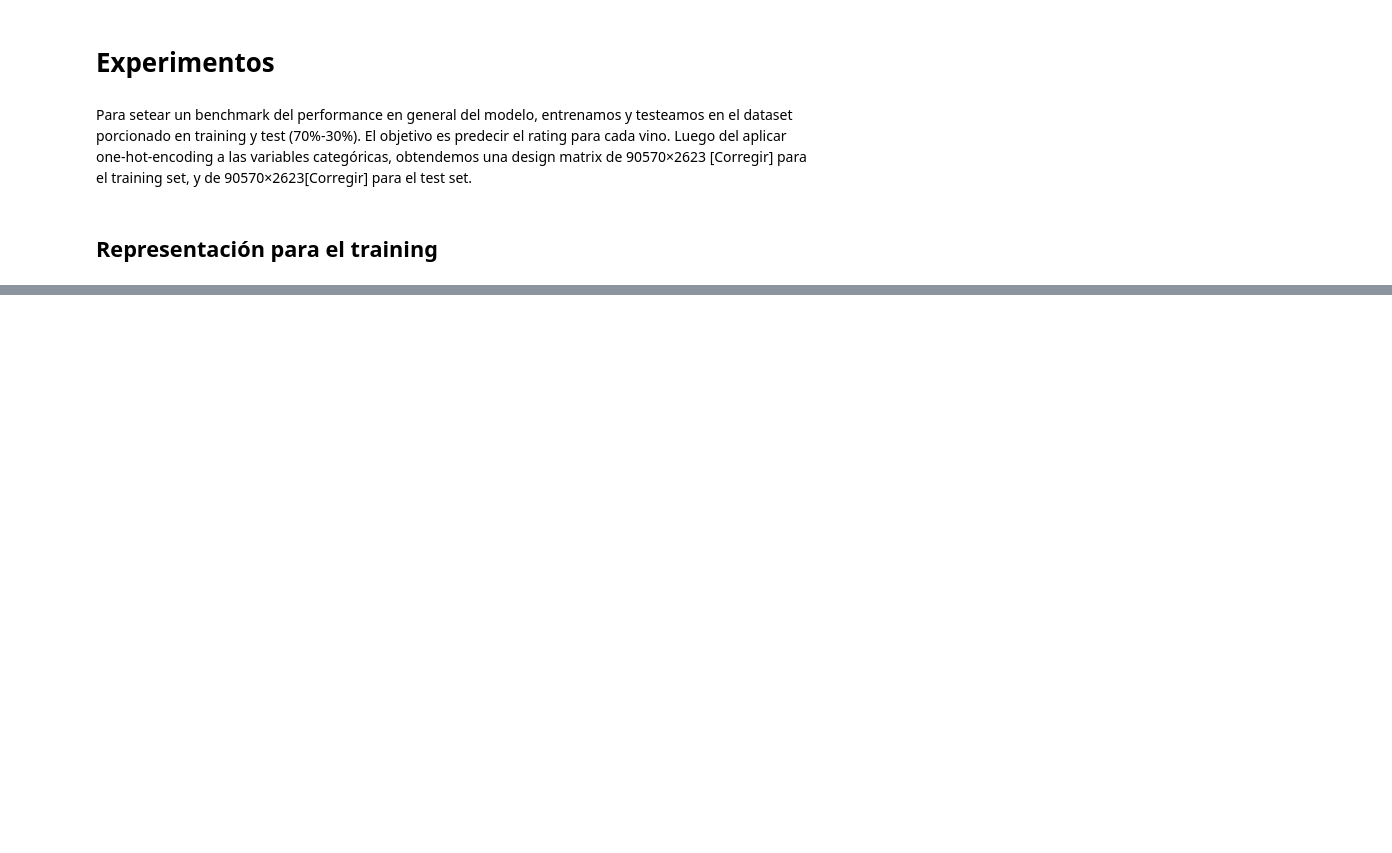
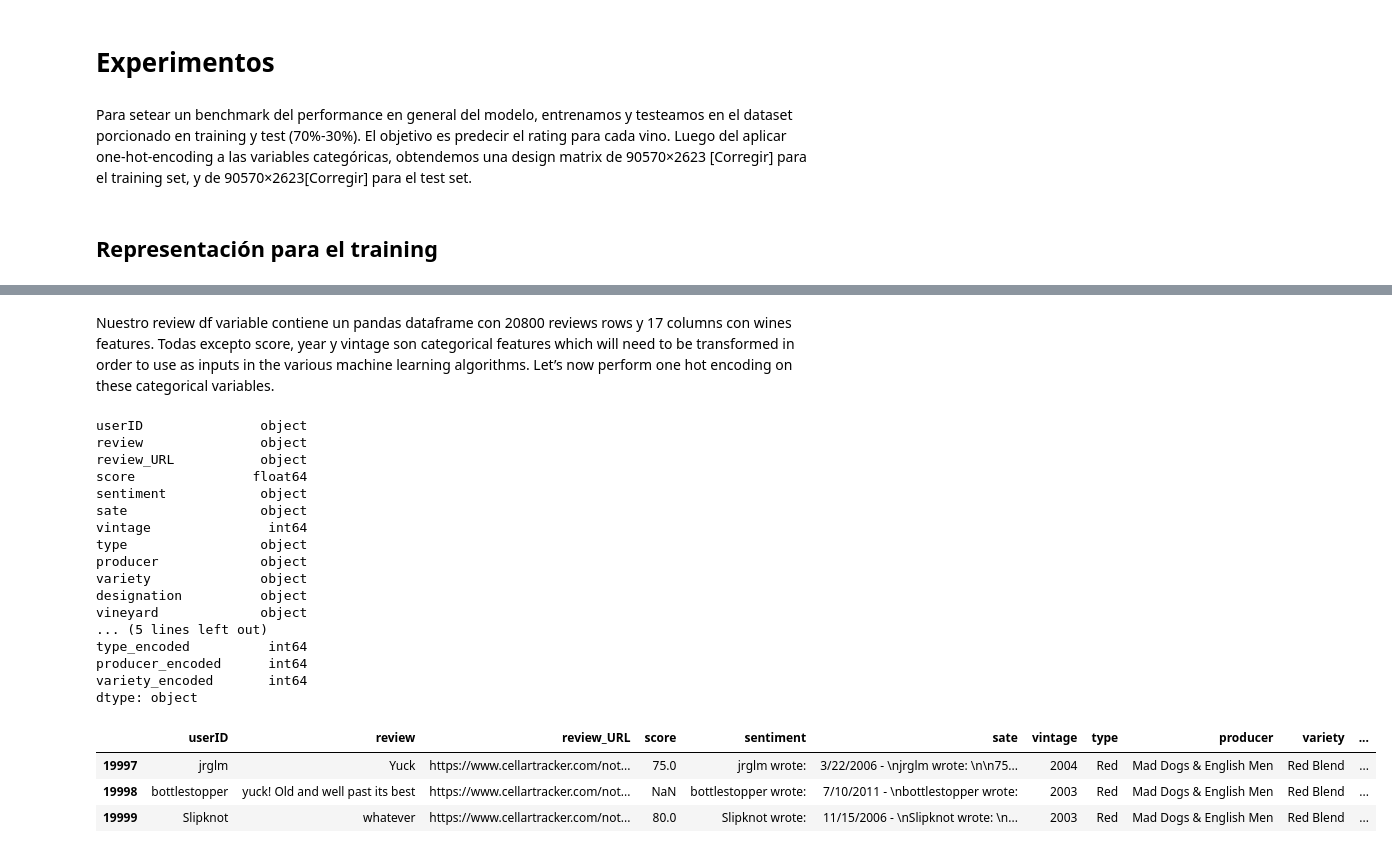
Before and after one commit to paulanavarretec/WineRec, a Jupyter notebook: wineRec_OneHotEncoding.ipynb, the cells around one changed output, grey strips where cells are left out. Drawn from its saved outputs; the diff is of its cells as text; code cells hidden in the pictures; blank space fills up the shorter version.

```diff
--- a/wineRec_OneHotEncoding.ipynb
+++ b/wineRec_OneHotEncoding.ipynb
@@ -204,0 +225,16 @@ ModuleNotFoundError: ignored
+# %%
+reviews['vintage'] = reviews['vintage'].fillna(0).astype('int')
+
+print(reviews.dtypes)
+
+print("Matrix size",reviews.shape)
+
+# import preprocessing from sklearn
+from sklearn import preprocessing
+
+# view columns using df.columns
+print("Column Names:",reviews.columns)
+print(type(reviews))
+
+#reviews = reviews.Reviews.unique()
+#print("Unique items Matrix size",reviews.shape)
@@ -204,0 +259,37 @@ ModuleNotFoundError: ignored
+# %% [markdown]
+Nuestro review df variable contiene un pandas dataframe con 20800 reviews rows y 17 columns con wines features. Todas excepto score, year y vintage son categorical features which will need to be transformed in order to use as inputs in the various machine learning algorithms. Let’s now perform one hot encoding on these categorical variables.
+# %%
+from sklearn.preprocessing import LabelEncoder
+
+le_color = LabelEncoder()
+le_make = LabelEncoder()
+
+reviews['type_encoded'] = le_color.fit_transform(reviews.type)
+reviews['producer_encoded'] = le_color.fit_transform(reviews.producer)
+reviews['variety_encoded'] = le_color.fit_transform(reviews.variety)
+
+print(reviews.dtypes)
+
+reviews.tail(3)
+# %% [output]
+userID               object
+review               object
+review_URL           object
+score               float64
+sentiment            object
+sate                 object
+vintage               int64
+type                 object
+producer             object
+variety              object
+designation          object
+vineyard             object
+... (5 lines left out)
+type_encoded          int64
+producer_encoded      int64
+variety_encoded       int64
+dtype: object
+|  | userID | review | review_URL | score | sentiment | sate | vintage | type | producer | variety | ... |
+| 19997 | jrglm | Yuck | https://www.cellartracker.com/not... | 75.0 | jrglm wrote: | 3/22/2006 - \njrglm wrote: \n\n75... | 2004 | Red | Mad Dogs & English Men | Red Blend | ... |
+| 19998 | bottlestopper | yuck! Old and well past its best | https://www.cellartracker.com/not... | NaN | bottlestopper wrote: | 7/10/2011 - \nbottlestopper wrote: | 2003 | Red | Mad Dogs & English Men | Red Blend | ... |
+| 19999 | Slipknot | whatever | https://www.cellartracker.com/not... | 80.0 | Slipknot wrote: | 11/15/2006 - \nSlipknot wrote: \n... | 2003 | Red | Mad Dogs & English Men | Red Blend | ... |
```
Also changed, not shown: parts of 11 cells of this notebook.
